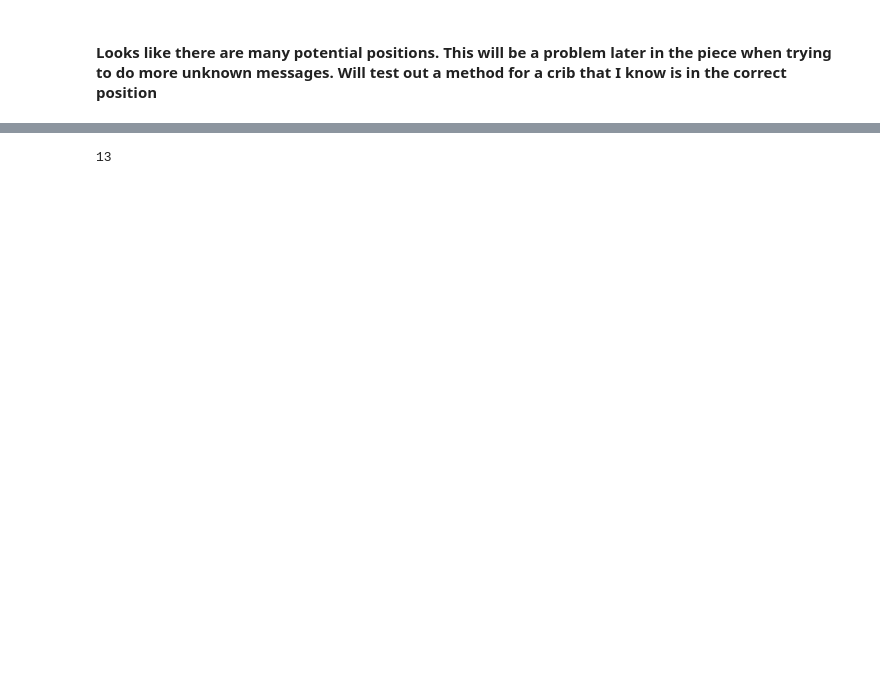
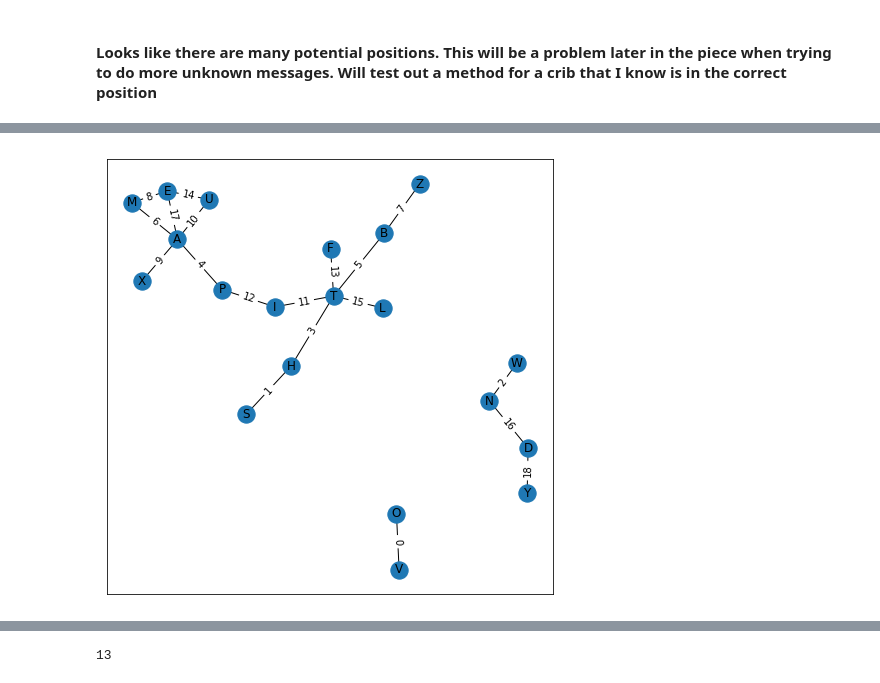
Before and after one commit to pat-hearps/enigma-recreation, a Jupyter notebook: enigma1.2-object.ipynb, the cells around one changed output, grey strips where cells are left out. Drawn from its saved outputs; the diff is of its cells as text; code cells hidden in the pictures; blank space fills up the shorter version.

Commit message:
using networkx to visualise scrambler paths

```diff
--- a/enigma1.2-object.ipynb
+++ b/enigma1.2-object.ipynb
@@ -207,7 +209,7 @@ eg1 = Enigma3('I','II','III','B')
 word = 'oh what a beautiful morning oh what a beautiful day i have a wonderful feeling everthings going my way'
 # %%
 ## 'INH' gives 3 loops
-opcode = 'IND'
+opcode = 'INH'
 ## try 'PJM' - gives some strange results, need to work on sorting out whats a loop and what isn't better
 ## operator set starting position, traditionally different for each new message
 # %%
@@ -574,6 +555,28 @@ class MenuMaker:
         self.add_deadends_to_menu()
         self.configure_menu()
         self.connections_add_to_menu()
+
+
+    def network_graph(self,reset_pos=True):
+        """Using networkx package to display connections of menu letters"""
+        edges = {k:list(v) for k,v in self.pairs.items()}
+        edges = [(v[0],v[1],{'label':str(k)}) for k,v in edges.items()]
+        self.MultiGraph = nx.MultiGraph()
+        self.MultiGraph.add_edges_from(edges)
+
+        fig, ax = plt.subplots(figsize=(8,8))
+
+        if reset_pos == False:
+            pass
+        else:
+            self.pos = nx.spring_layout(self.MultiGraph,k=0.4,scale=1)
+
+        nx.draw_networkx(self.MultiGraph,pos=self.pos)
+
+        labels = nx.get_edge_attributes(self.MultiGraph,'label')
+        labels = {(k[0],k[1]):v for k,v in labels.items()}  ## doesnt' seem to be able to deal with labels for multiples edges
+        edge_labels = nx.draw_networkx_edge_labels(self.MultiGraph,pos=self.pos,edge_labels=labels)
+        plt.show(fig)
 # %%
 mm = MenuMaker(crib,mcrib)
 # %%
@@ -605,3 +608,7 @@ print(mm.dead_ends)
+# %%
+mm.network_graph(reset_pos=False)
+# %% [output]
+[figure, added]
 # %%
 mm.prep_menu()
 # %% [output]
```
Also changed, not shown: parts of 14 cells of this notebook, 2 other files.
